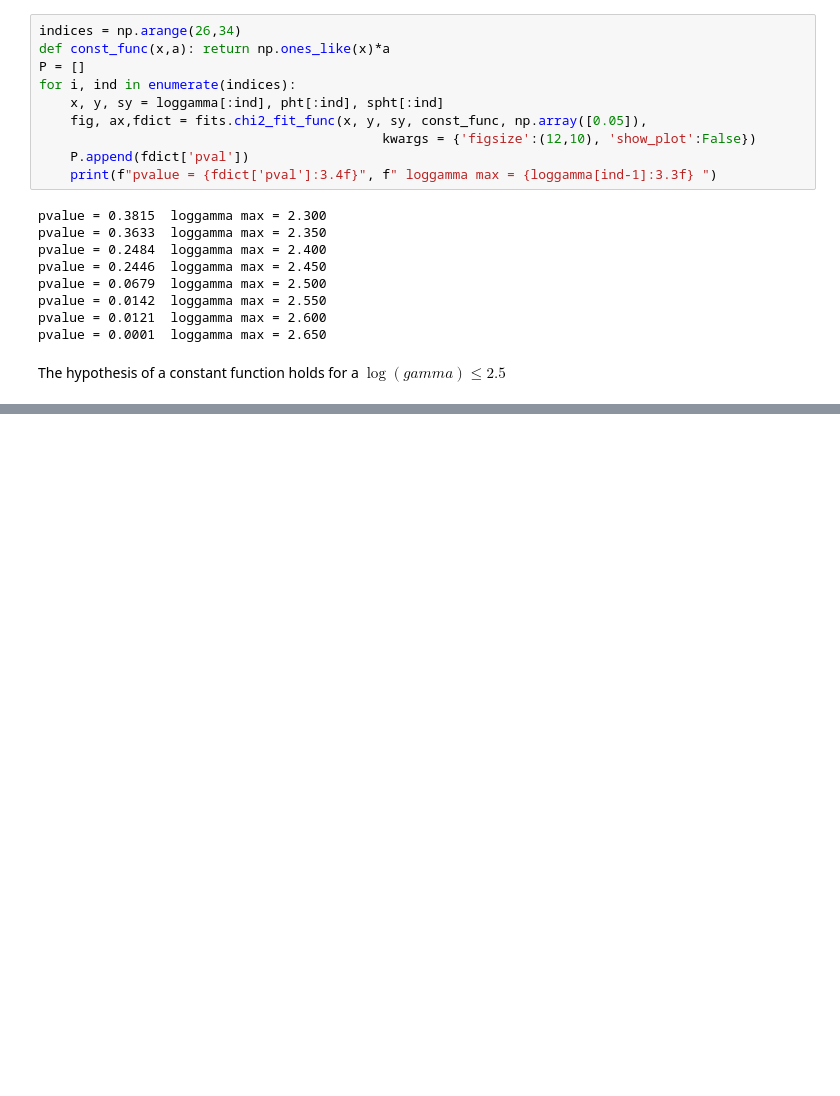
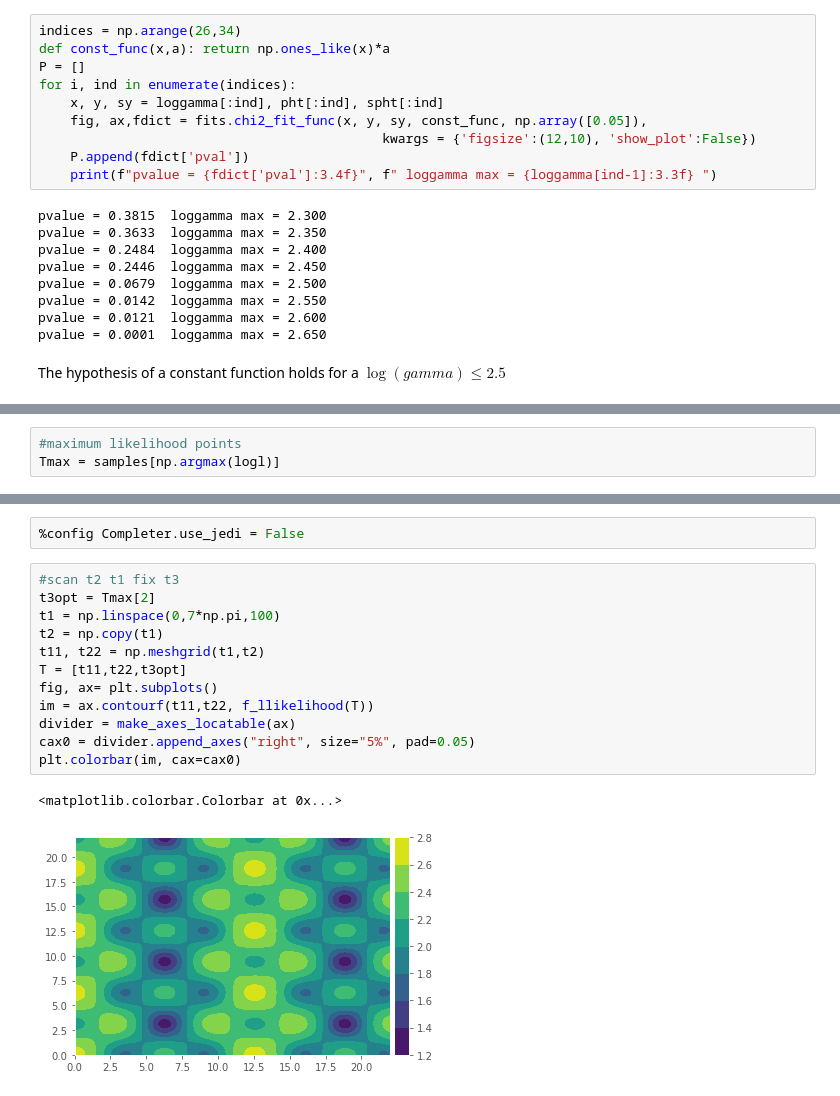
Before and after one commit to Kiril94/AMAS, a Jupyter notebook: Old_exams/Exam2017.ipynb, the cells around one changed output, grey strips where cells are left out. Saved outputs shown, nothing was run; the diff lists cells and outputs as text; blank space fills up the shorter version.

```diff
--- a/Old_exams/Exam2017.ipynb
+++ b/Old_exams/Exam2017.ipynb
@@ -67,0 +139,3 @@ The hypothesis of a constant function holds for a $\log(gamma)\leq2.5$
+# %%
+#maximum likelihood points
+Tmax = samples[np.argmax(logl)]
@@ -67,0 +150,17 @@ The hypothesis of a constant function holds for a $\log(gamma)\leq2.5$
+# %%
+%config Completer.use_jedi = False
+# %%
+#scan t2 t1 fix t3
+t3opt = Tmax[2]
+t1 = np.linspace(0,7*np.pi,100)
+t2 = np.copy(t1)
+t11, t22 = np.meshgrid(t1,t2)
+T = [t11,t22,t3opt]
+fig, ax= plt.subplots()
+im = ax.contourf(t11,t22, f_llikelihood(T))
+divider = make_axes_locatable(ax)
+cax0 = divider.append_axes("right", size="5%", pad=0.05)
+plt.colorbar(im, cax=cax0)
+# %% [output]
+<matplotlib.colorbar.Colorbar at 0x...>
+[figure, added]
```
Also changed, not shown: parts of 19 cells of this notebook, 2 other files.
